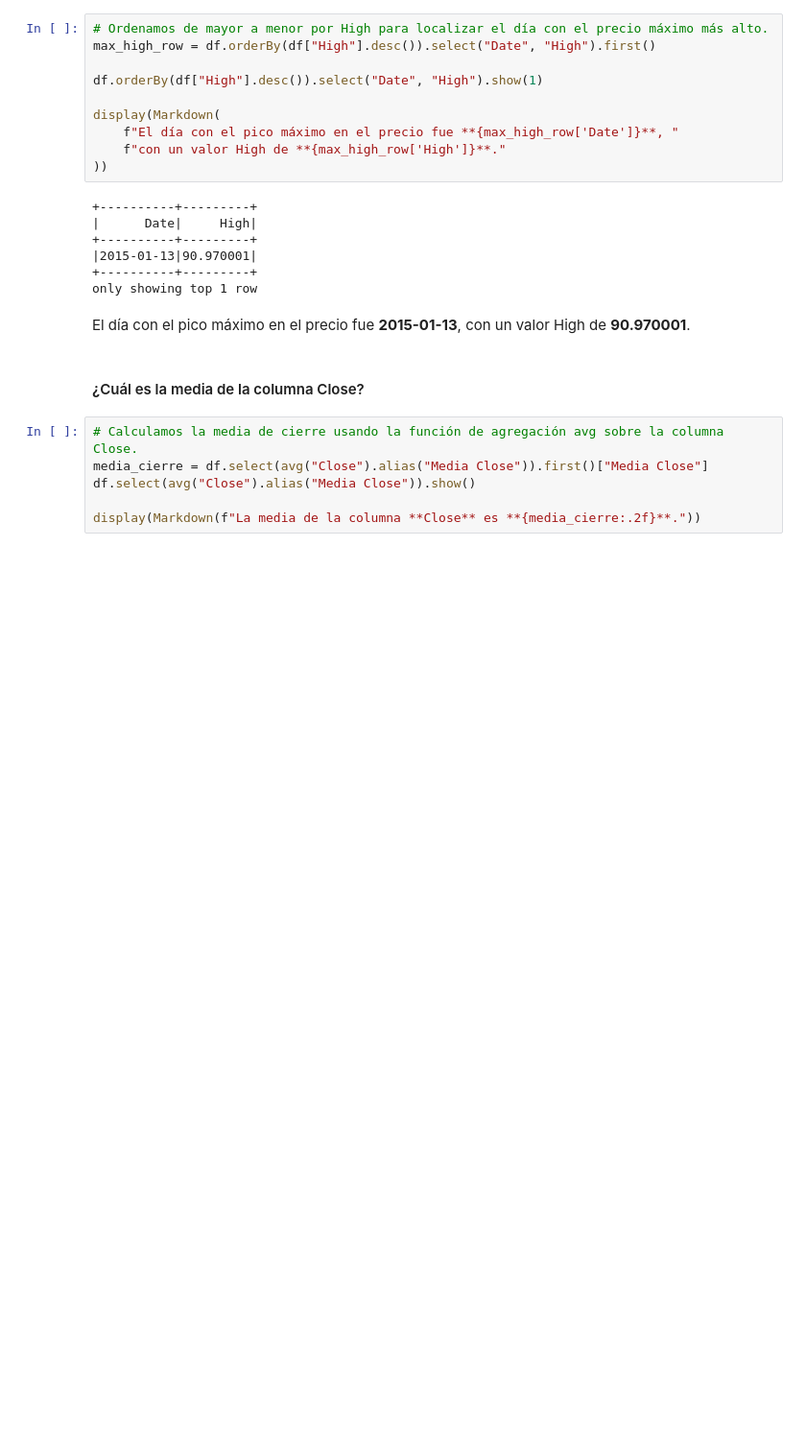
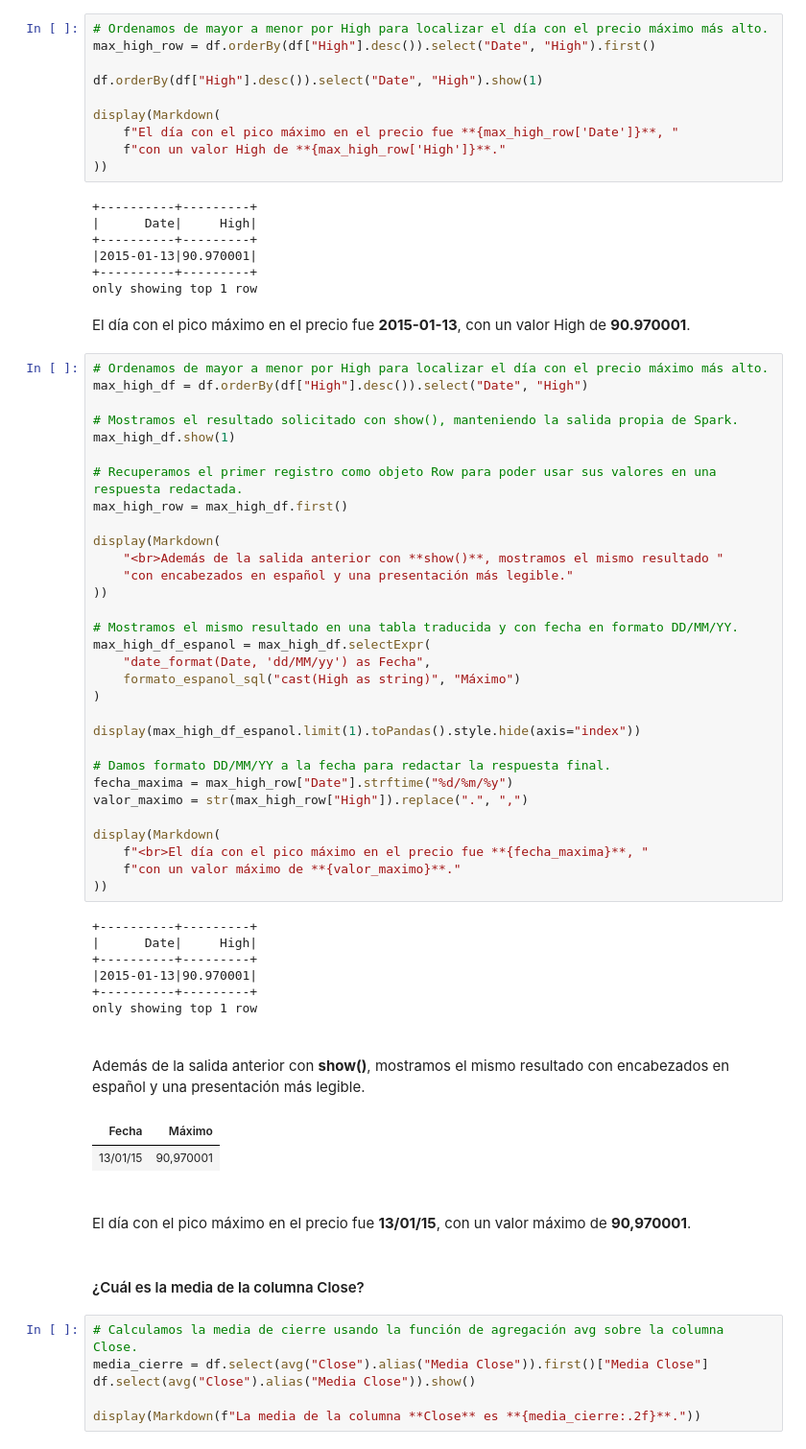
Before and after one commit to JoaquinFL76/spark, a Jupyter notebook: Basic Spark Dataframe Exercises.ipynb, the cells around one changed output. Shown at 96% size. Drawn from its saved outputs; the diff is of its cells as text; blank space fills up the shorter version.

```diff
--- a/Basic Spark Dataframe Exercises.ipynb
+++ b/Basic Spark Dataframe Exercises.ipynb
@@ -482,6 +550,48 @@ display(Markdown(
 +----------+---------+
 only showing top 1 row
 El día con el pico máximo en el precio fue **2015-01-13**, con un valor High de **90.970001**.
+# %%
+# Ordenamos de mayor a menor por High para localizar el día con el precio máximo más alto.
+max_high_df = df.orderBy(df["High"].desc()).select("Date", "High")
+
+# Mostramos el resultado solicitado con show(), manteniendo la salida propia de Spark.
+max_high_df.show(1)
+
+# Recuperamos el primer registro como objeto Row para poder usar sus valores en una respuesta redactada.
+max_high_row = max_high_df.first()
+
+display(Markdown(
+    "<br>Además de la salida anterior con **show()**, mostramos el mismo resultado "
+    "con encabezados en español y una presentación más legible."
+))
+
+# Mostramos el mismo resultado en una tabla traducida y con fecha en formato DD/MM/YY.
+max_high_df_espanol = max_high_df.selectExpr(
+    "date_format(Date, 'dd/MM/yy') as Fecha",
+    formato_espanol_sql("cast(High as string)", "Máximo")
+)
+
+display(max_high_df_espanol.limit(1).toPandas().style.hide(axis="index"))
+
+# Damos formato DD/MM/YY a la fecha para redactar la respuesta final.
+fecha_maxima = max_high_row["Date"].strftime("%d/%m/%y")
+valor_maximo = str(max_high_row["High"]).replace(".", ",")
+
+display(Markdown(
+    f"<br>El día con el pico máximo en el precio fue **{fecha_maxima}**, "
+    f"con un valor máximo de **{valor_maximo}**."
+))
+# %% [output]
++----------+---------+
+|      Date|     High|
++----------+---------+
+|2015-01-13|90.970001|
++----------+---------+
+only showing top 1 row
+<br>Además de la salida anterior con **show()**, mostramos el mismo resultado con encabezados en español y una presentación más legible.
+| Fecha | Máximo |
+| 13/01/15 | 90,970001 |
+<br>El día con el pico máximo en el precio fue **13/01/15**, con un valor máximo de **90,970001**.
 # %% [markdown]
 #### ¿Cuál es la media de la columna Close?
 # %%
```
Also changed, not shown: parts of 4 cells of this notebook.
